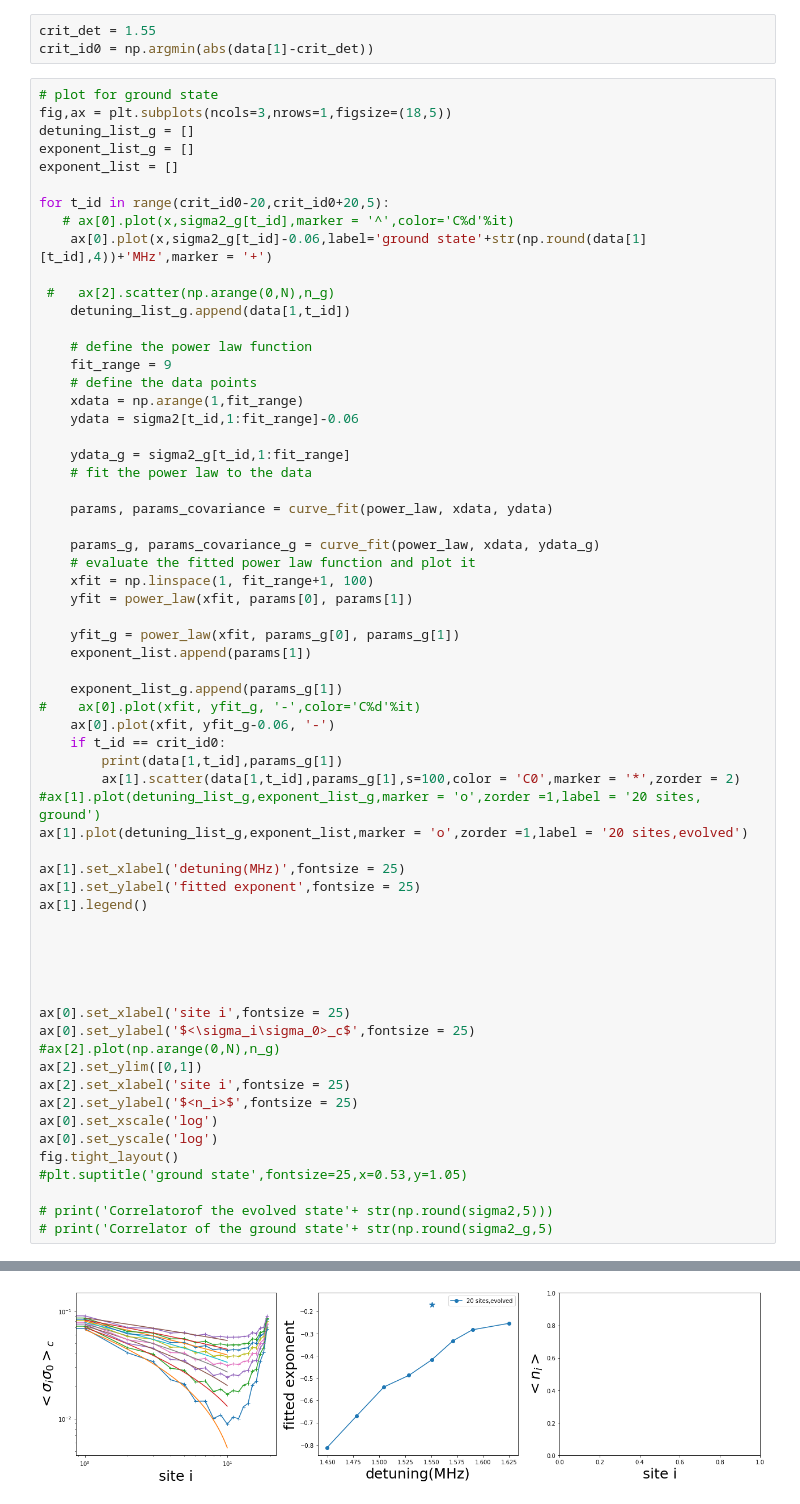
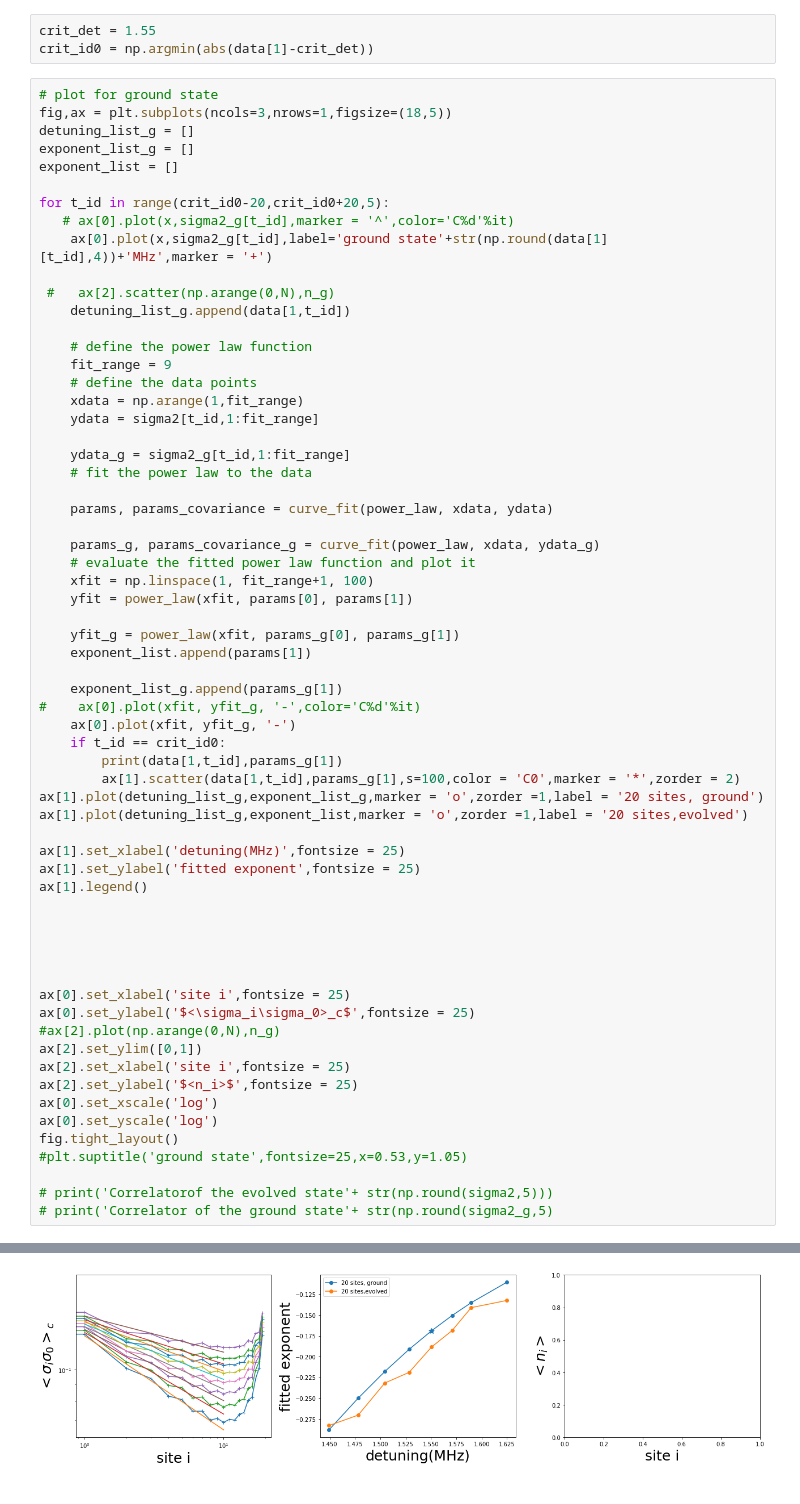
Before and after one commit to nacs-lab/yw-data, a Jupyter notebook: error_analysis/Site_dep_rabi.ipynb, the cells around one changed output, grey strips where cells are left out. Saved outputs shown, nothing was run; the diff lists cells and outputs as text.

```diff
--- a/error_analysis/Site_dep_rabi.ipynb
+++ b/error_analysis/Site_dep_rabi.ipynb
@@ -125,7 +125,7 @@ exponent_list = []
 
 for t_id in range(crit_id0-20,crit_id0+20,5):
    # ax[0].plot(x,sigma2_g[t_id],marker = '^',color='C%d'%it)
-    ax[0].plot(x,sigma2_g[t_id]-0.06,label='ground state'+str(np.round(data[1][t_id],4))+'MHz',marker = '+')
+    ax[0].plot(x,sigma2_g[t_id],label='ground state'+str(np.round(data[1][t_id],4))+'MHz',marker = '+')
 
  #   ax[2].scatter(np.arange(0,N),n_g)
     detuning_list_g.append(data[1,t_id])
@@ -134,7 +134,7 @@ for t_id in range(crit_id0-20,crit_id0+20,5):
     fit_range = 9
     # define the data points
     xdata = np.arange(1,fit_range)
-    ydata = sigma2[t_id,1:fit_range]-0.06
+    ydata = sigma2[t_id,1:fit_range]
 
     ydata_g = sigma2_g[t_id,1:fit_range]
     # fit the power law to the data
@@ -151,34 +151,34 @@ for t_id in range(crit_id0-20,crit_id0+20,5):
 
     exponent_list_g.append(params_g[1])
 #    ax[0].plot(xfit, yfit_g, '-',color='C%d'%it)
-    ax[0].plot(xfit, yfit_g-0.06, '-')
+    ax[0].plot(xfit, yfit_g, '-')
     if t_id == crit_id0:
         print(data[1,t_id],params_g[1])
         ax[1].scatter(data[1,t_id],params_g[1],s=100,color = 'C0',marker = '*',zorder = 2)
-#ax[1].plot(detuning_list_g,exponent_list_g,marker = 'o',zorder =1,label = '20 sites, ground')
+ax[1].plot(detuning_list_g,exponent_list_g,marker = 'o',zorder =1,label = '20 sites, ground')
 ax[1].plot(detuning_list_g,exponent_list,marker = 'o',zorder =1,label = '20 sites,evolved')
 
 ax[1].set_xlabel('detuning(MHz)',fontsize = 25)
 ax[1].set_ylabel('fitted exponent',fontsize = 25)
 ax[1].legend()
 
 
 
 
 
 ax[0].set_xlabel('site i',fontsize = 25)
 ax[0].set_ylabel('$<\sigma_i\sigma_0>_c$',fontsize = 25)
 #ax[2].plot(np.arange(0,N),n_g)
 ax[2].set_ylim([0,1])
 ax[2].set_xlabel('site i',fontsize = 25)
 ax[2].set_ylabel('$<n_i>$',fontsize = 25)
 ax[0].set_xscale('log')
 ax[0].set_yscale('log')
 fig.tight_layout()
 #plt.suptitle('ground state',fontsize=25,x=0.53,y=1.05)
 
 # print('Correlatorof the evolved state'+ str(np.round(sigma2,5)))
 # print('Correlator of the ground state'+ str(np.round(sigma2_g,5)
 # %% [output]
 1.5504955799624967 -0.16908615708102706
-[figure, old version]
+[figure, new version]
```
Also changed, not shown: 33 other files.
